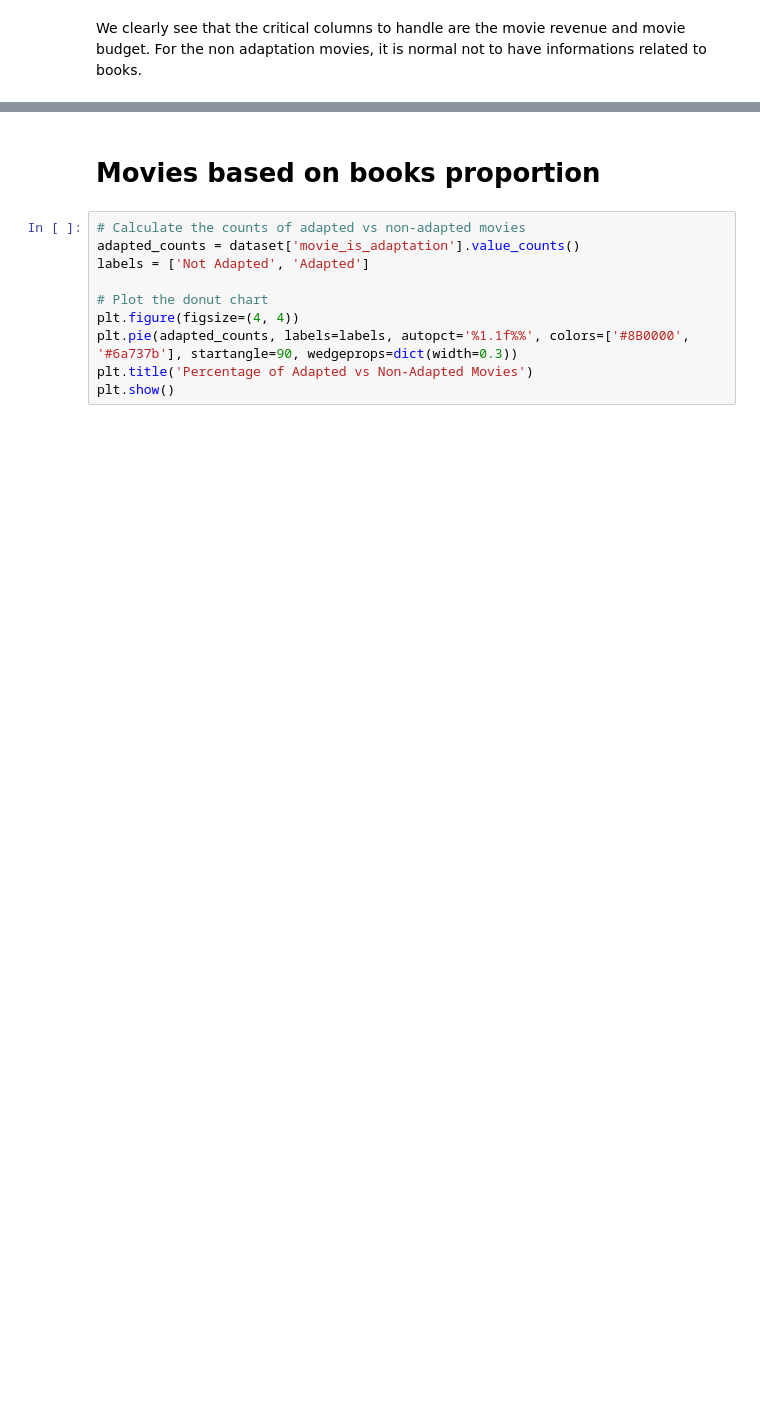
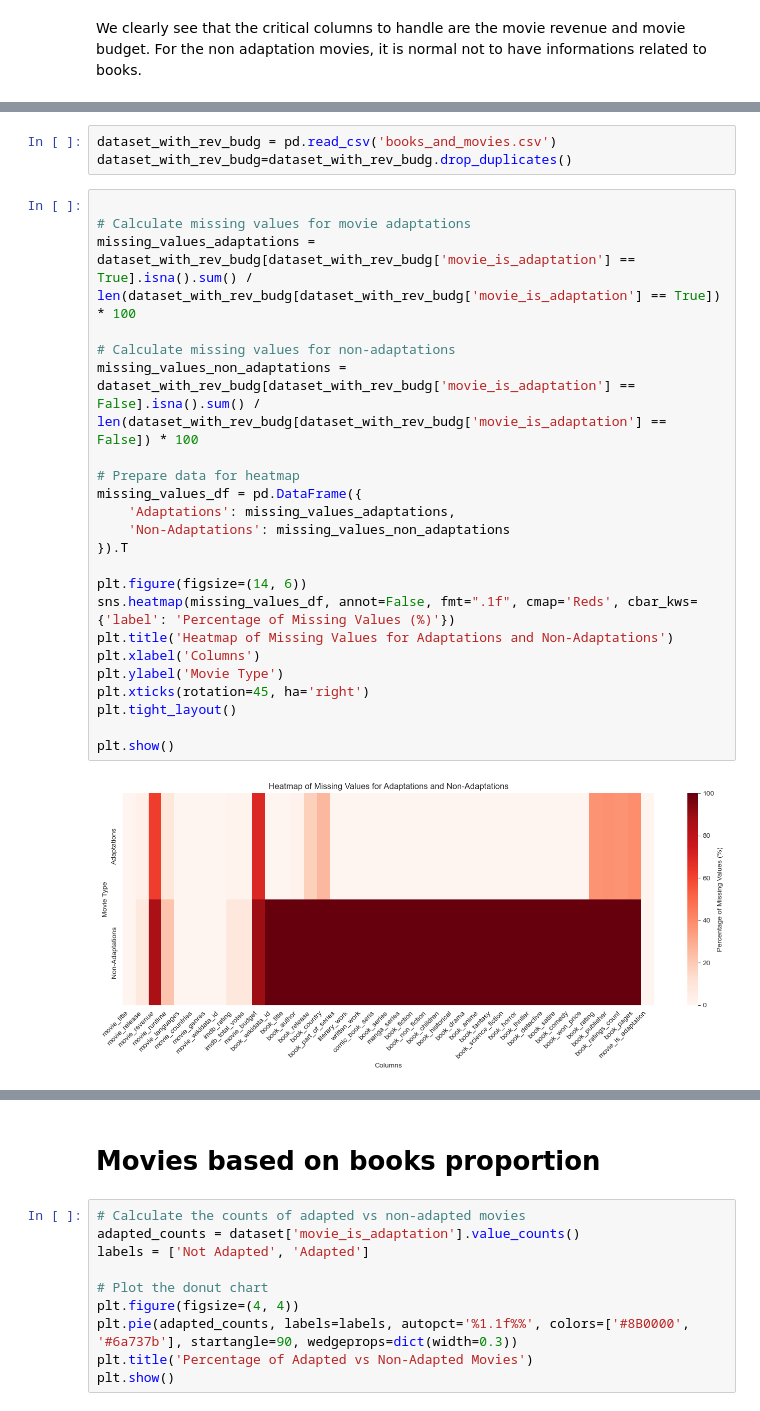
Before and after one commit to epfl-ada/ada-2024-project-ada212, a Jupyter notebook: cleaning_data.ipynb, the cells around one changed output, grey strips where cells are left out. Saved outputs shown, nothing was run; the diff lists cells and outputs as text; blank space fills up the shorter version.

```diff
--- a/cleaning_data.ipynb
+++ b/cleaning_data.ipynb
@@ -174,0 +179,28 @@ plt.show()
+# %%
+dataset_with_rev_budg = pd.read_csv('books_and_movies.csv')
+dataset_with_rev_budg=dataset_with_rev_budg.drop_duplicates()
+# %%
+
+# Calculate missing values for movie adaptations
+missing_values_adaptations = dataset_with_rev_budg[dataset_with_rev_budg['movie_is_adaptation'] == True].isna().sum() / len(dataset_with_rev_budg[dataset_with_rev_budg['movie_is_adaptation'] == True]) * 100
+
+# Calculate missing values for non-adaptations
+missing_values_non_adaptations = dataset_with_rev_budg[dataset_with_rev_budg['movie_is_adaptation'] == False].isna().sum() / len(dataset_with_rev_budg[dataset_with_rev_budg['movie_is_adaptation'] == False]) * 100
+
+# Prepare data for heatmap
+missing_values_df = pd.DataFrame({
+    'Adaptations': missing_values_adaptations,
+    'Non-Adaptations': missing_values_non_adaptations
+}).T
+
+plt.figure(figsize=(14, 6))
+sns.heatmap(missing_values_df, annot=False, fmt=".1f", cmap='Reds', cbar_kws={'label': 'Percentage of Missing Values (%)'})
+plt.title('Heatmap of Missing Values for Adaptations and Non-Adaptations')
+plt.xlabel('Columns')
+plt.ylabel('Movie Type')
+plt.xticks(rotation=45, ha='right')
+plt.tight_layout()
+
+plt.show()
+# %% [output]
+[figure, added]
```
Also changed, not shown: parts of 22 cells of this notebook, 2 other files.
